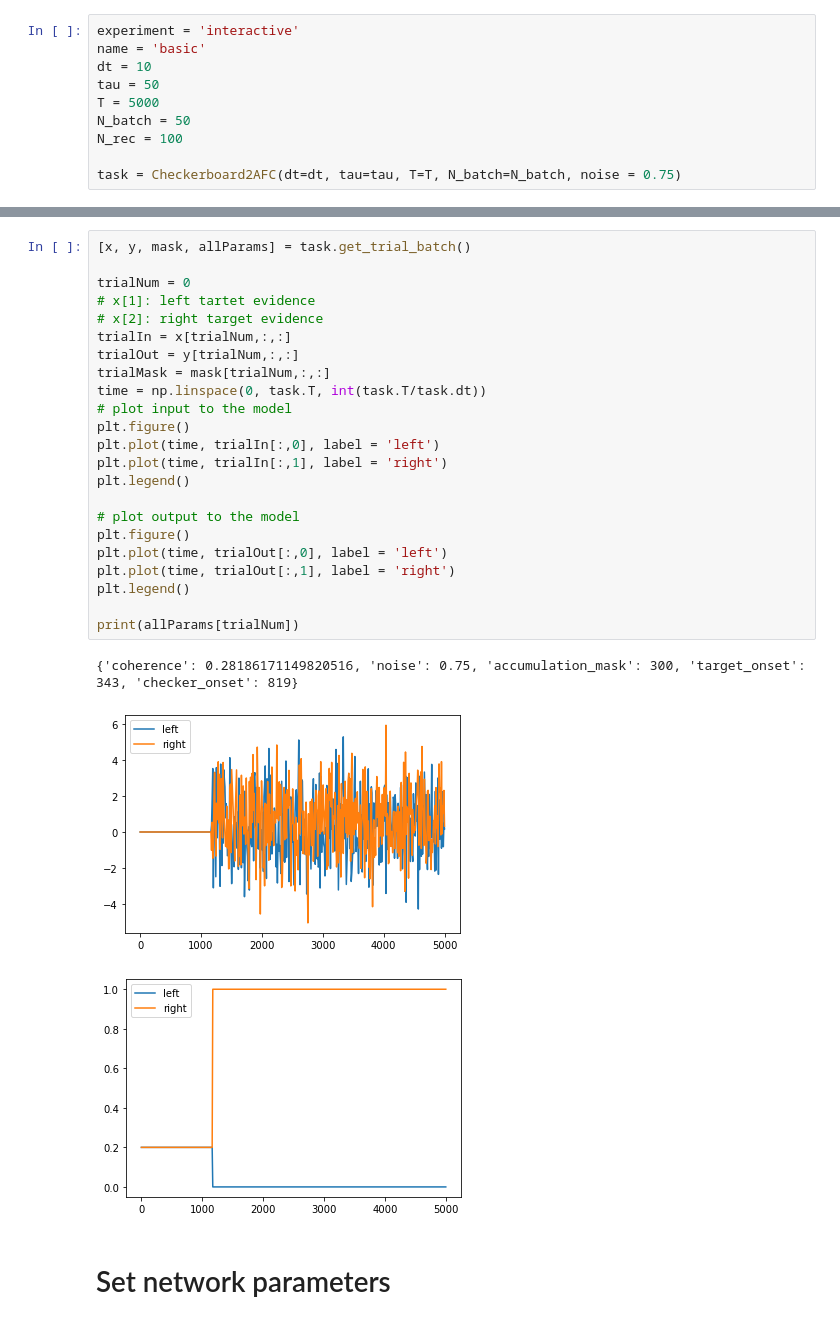
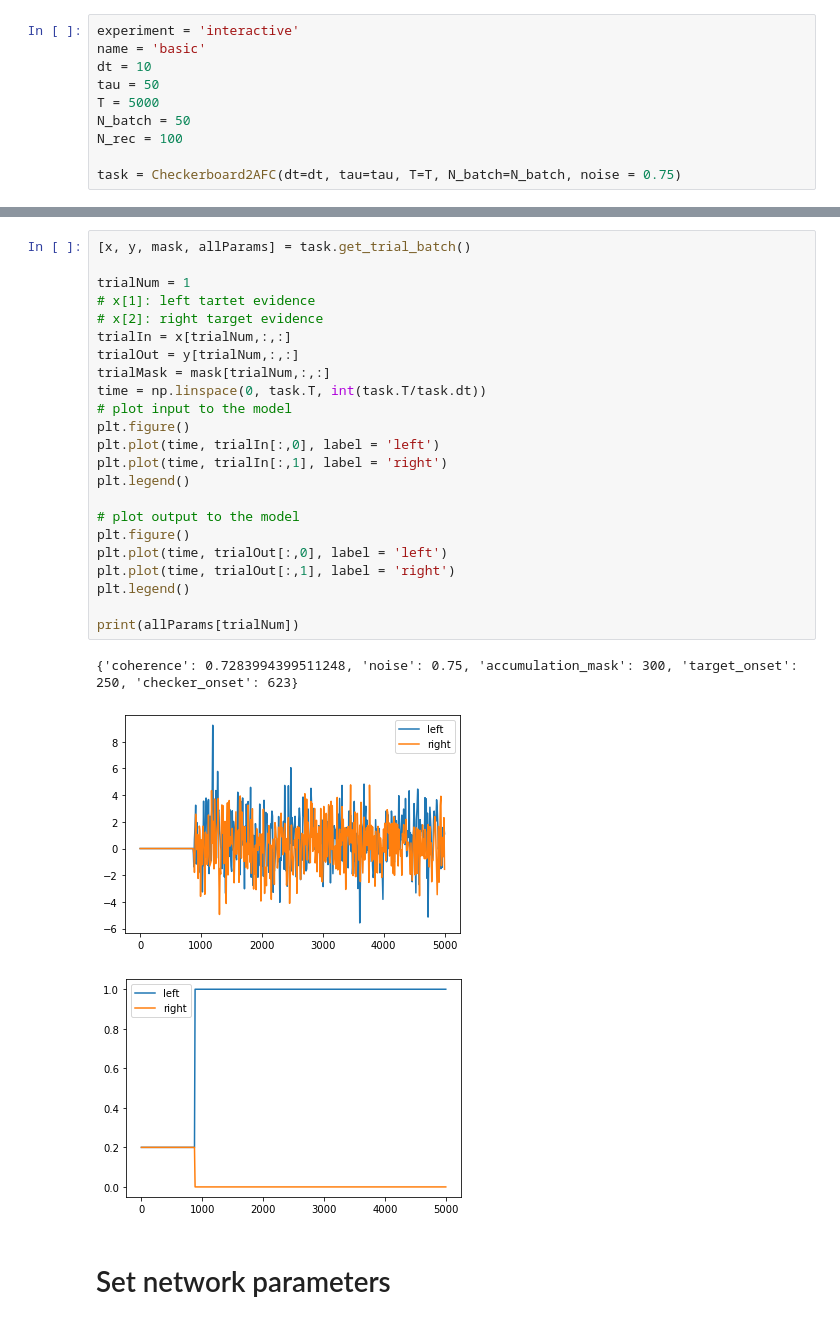
Before and after one commit to trustyuke/PsychRNN, a Jupyter notebook: test_checker_pmd.ipynb, the cells around one changed output, grey strips where cells are left out. Cells and saved outputs as stored; diff of their text form.

```diff
--- a/test_checker_pmd.ipynb
+++ b/test_checker_pmd.ipynb
@@ -47,30 +47,30 @@ params
 # %%
 [x, y, mask, allParams] = task.get_trial_batch()
 
-trialNum = 0
+trialNum = 1
 # x[1]: left tartet evidence
 # x[2]: right target evidence
 trialIn = x[trialNum,:,:]
 trialOut = y[trialNum,:,:]
 trialMask = mask[trialNum,:,:]
 time = np.linspace(0, task.T, int(task.T/task.dt))
 # plot input to the model
 plt.figure()
 plt.plot(time, trialIn[:,0], label = 'left')
 plt.plot(time, trialIn[:,1], label = 'right')
 plt.legend()
 
 # plot output to the model
 plt.figure()
 plt.plot(time, trialOut[:,0], label = 'left')
 plt.plot(time, trialOut[:,1], label = 'right')
 plt.legend()
 
 print(allParams[trialNum])
 # %% [output]
-{'coherence': 0.28186171149820516, 'noise': 0.75, 'accumulation_mask': 300, 'target_onset': 343, 'checker_onset': 819}
+{'coherence': 0.7283994399511248, 'noise': 0.75, 'accumulation_mask': 300, 'target_onset': 250, 'checker_onset': 623}
-[figure, old version]
+[figure, new version]
-[figure, old version]
+[figure, new version]
 # %% [markdown]
 # Set network parameters
 # %%
```
Also changed, not shown: parts of 2 cells of this notebook, 44 other files.
